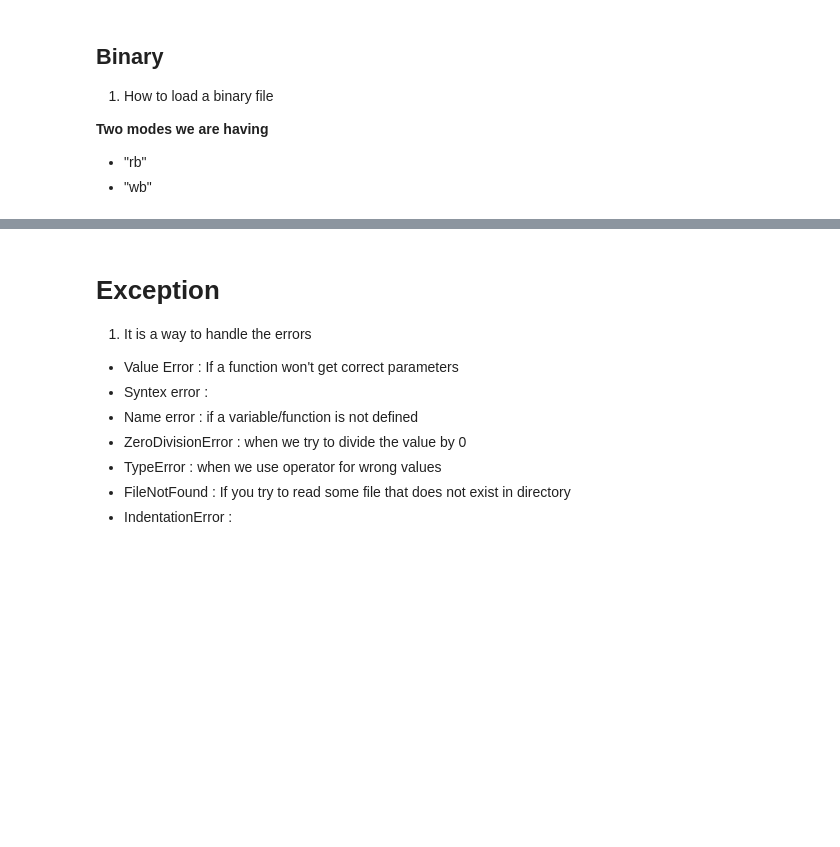
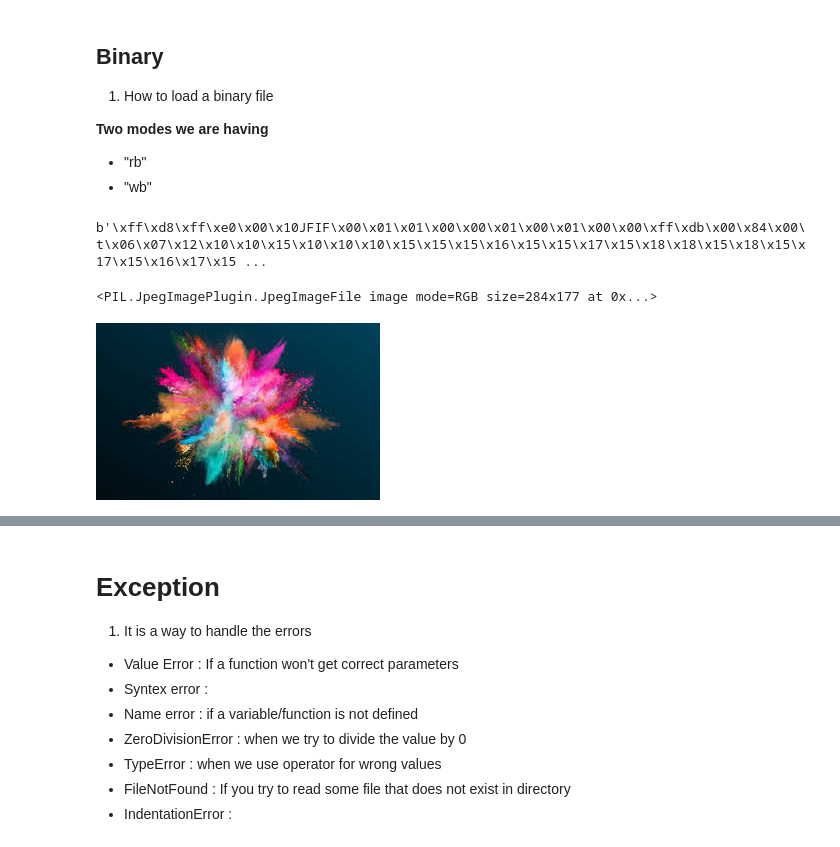
Before and after one commit to maheshkumar30/Intellipaat-DataScience, a Jupyter notebook: File_Handling&Exception_Handling.ipynb, the cells around one changed output, grey strips where cells are left out. Saved outputs shown, nothing was run; the diff lists cells and outputs as text; code cells hidden in the pictures; blank space fills up the shorter version.

```diff
--- a/File_Handling&Exception_Handling.ipynb
+++ b/File_Handling&Exception_Handling.ipynb
@@ -8,4 +180,10 @@
 * "rb"
 * "wb"
 # %%
-f=open()
+f=open("images.jpeg","rb")
+# %%
+x = f.read()
+# %%
+x
+# %% [output]
+b'\xff\xd8\xff\xe0\x00\x10JFIF\x00\x01\x01\x00\x00\x01\x00\x01\x00\x00\xff\xdb\x00\x84\x00\t\x06\x07\x12\x10\x10\x15\x10\x10\x10\x15\x15\x15\x16\x15\x15\x17\x15\x18\x18\x15\x18\x15\x17\x15\x16\x17\x15 ...
@@ -11,0 +195,10 @@ f=open()
+# %%
+img = Image.open(io.BytesIO(x))
+# %%
+print(img)
+# %% [output]
+<PIL.JpegImagePlugin.JpegImageFile image mode=RGB size=284x177 at 0x...>
+# %%
+display(img)
+# %% [output]
+[figure, added]
```
Also changed, not shown: parts of 58 cells of this notebook.
